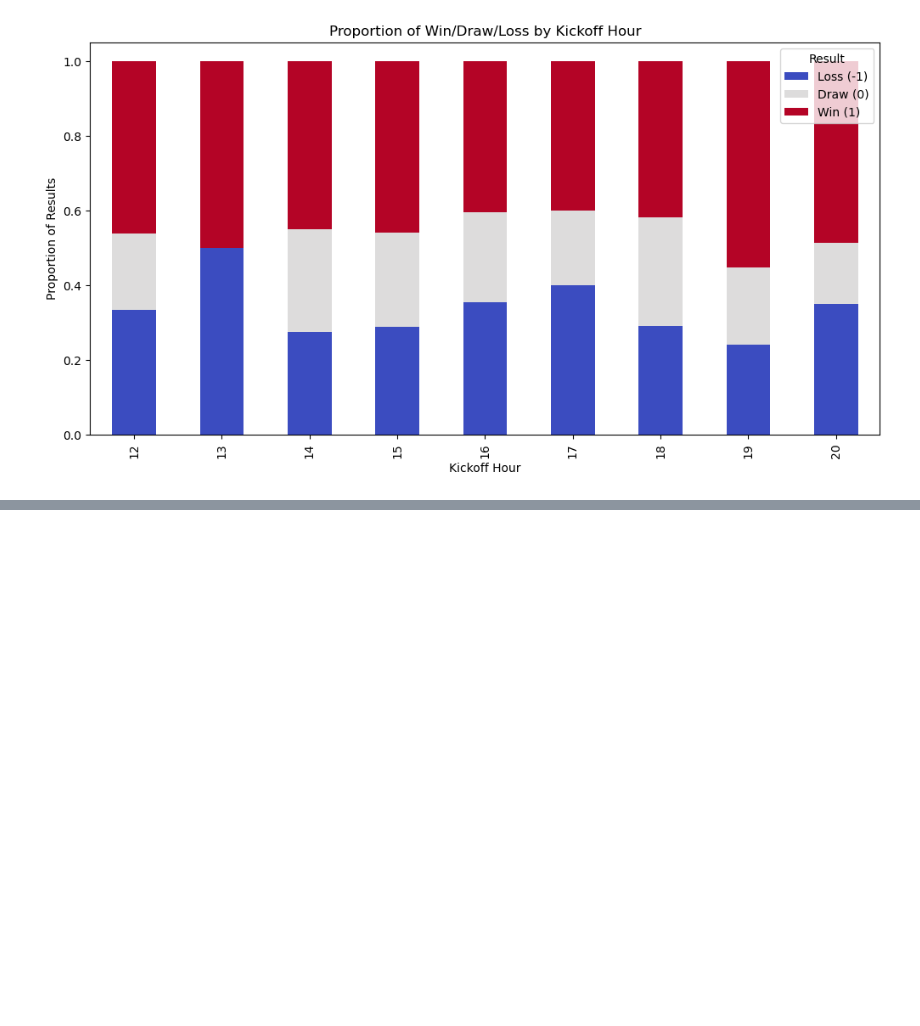
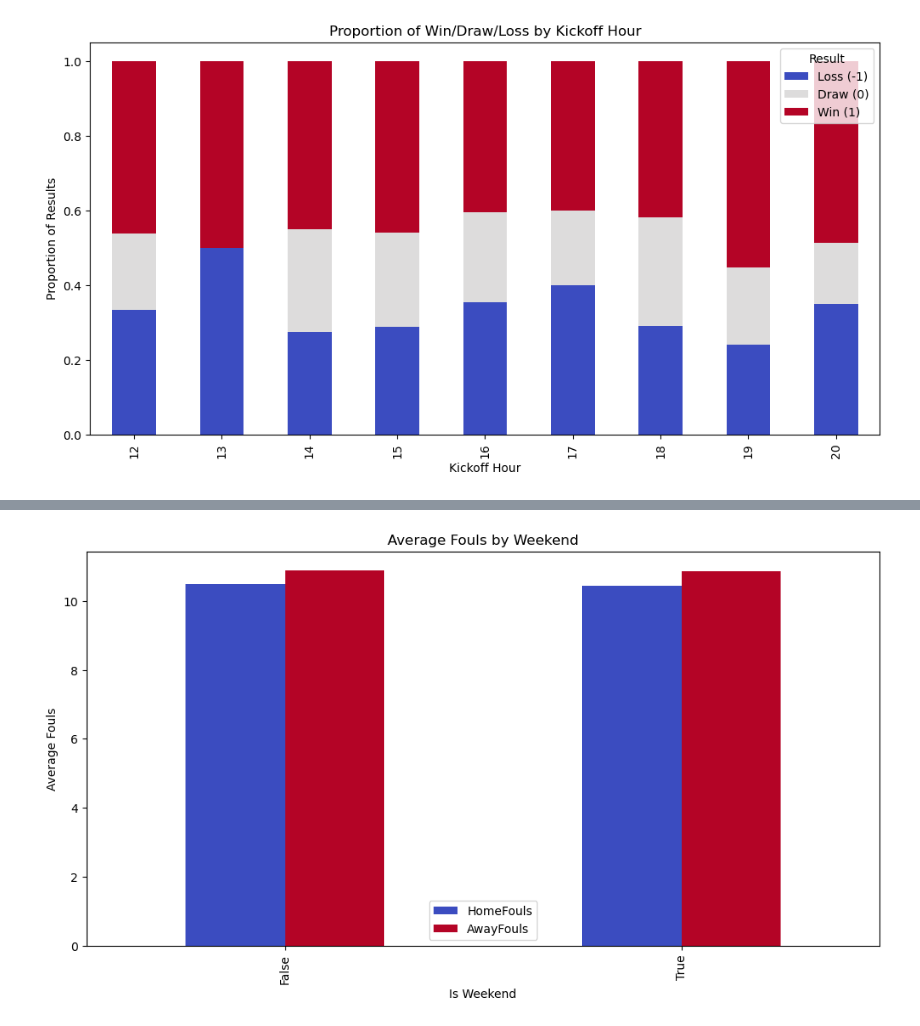
Before and after one commit to BhosaleAniket/MATH-189-Final-Project, a Jupyter notebook: final_project.ipynb, the cells around one changed output, grey strips where cells are left out. Saved outputs shown, nothing was run; the diff lists cells and outputs as text; code cells hidden in the pictures; blank space fills up the shorter version.

```diff
--- a/final_project.ipynb
+++ b/final_project.ipynb
@@ -370,0 +408,10 @@ plt.show()
+# %%
+# plot the fouls by weekend
+weekend_fouls = weekend_win.groupby('IsWeekend').mean().drop(columns=['HomeYellowCards', 'AwayYellowCards'])
+weekend_fouls.plot(kind='bar', figsize=(12, 6), colormap='coolwarm')
+plt.xlabel('Is Weekend')
+plt.ylabel('Average Fouls')
+plt.title('Average Fouls by Weekend')
+plt.show()
+# %% [output]
+[figure, added]
```
Also changed, not shown: parts of 5 cells of this notebook.
